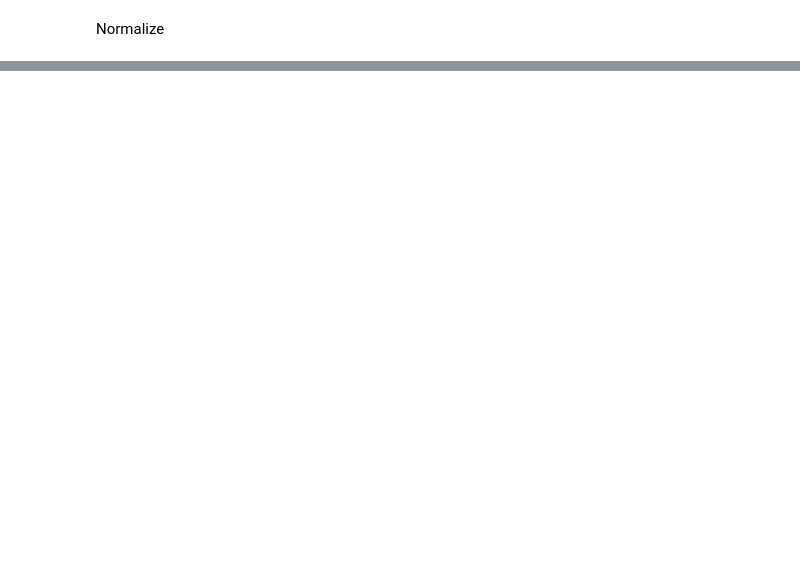
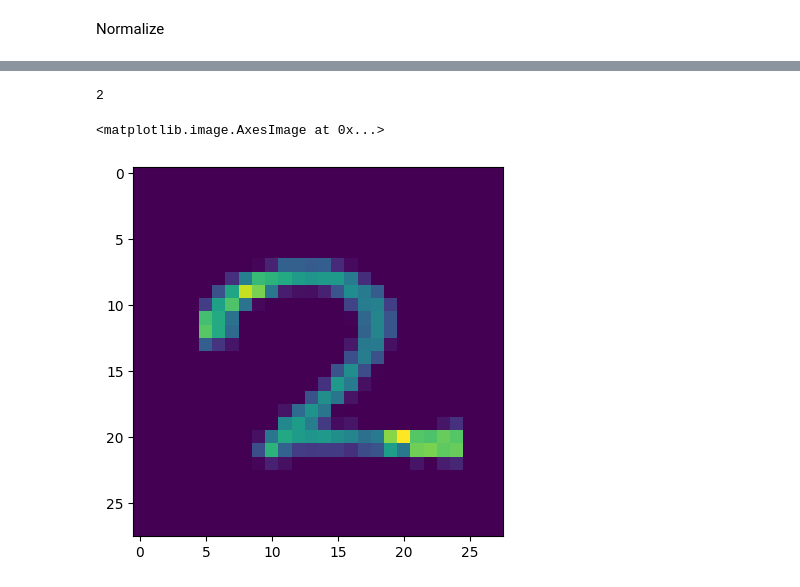
Before and after one commit to mahaba254002/Digit_Recognition, a Jupyter notebook: Mnist.ipynb, the cells around one changed output, grey strips where cells are left out. Drawn from its saved outputs; the diff is of its cells as text; code cells hidden in the pictures; blank space fills up the shorter version.

```diff
--- a/Mnist.ipynb
+++ b/Mnist.ipynb
@@ -55,0 +167,9 @@ model.add(Activation("relu"))
+# %%
+print(np.argmax(prediction[77]))
+# %% [output]
+2
+# %%
+plt.imshow(x_testr[77])
+# %% [output]
+<matplotlib.image.AxesImage at 0x...>
+[figure, added]
```
Also changed, not shown: parts of 11 cells of this notebook, 12 other files.
